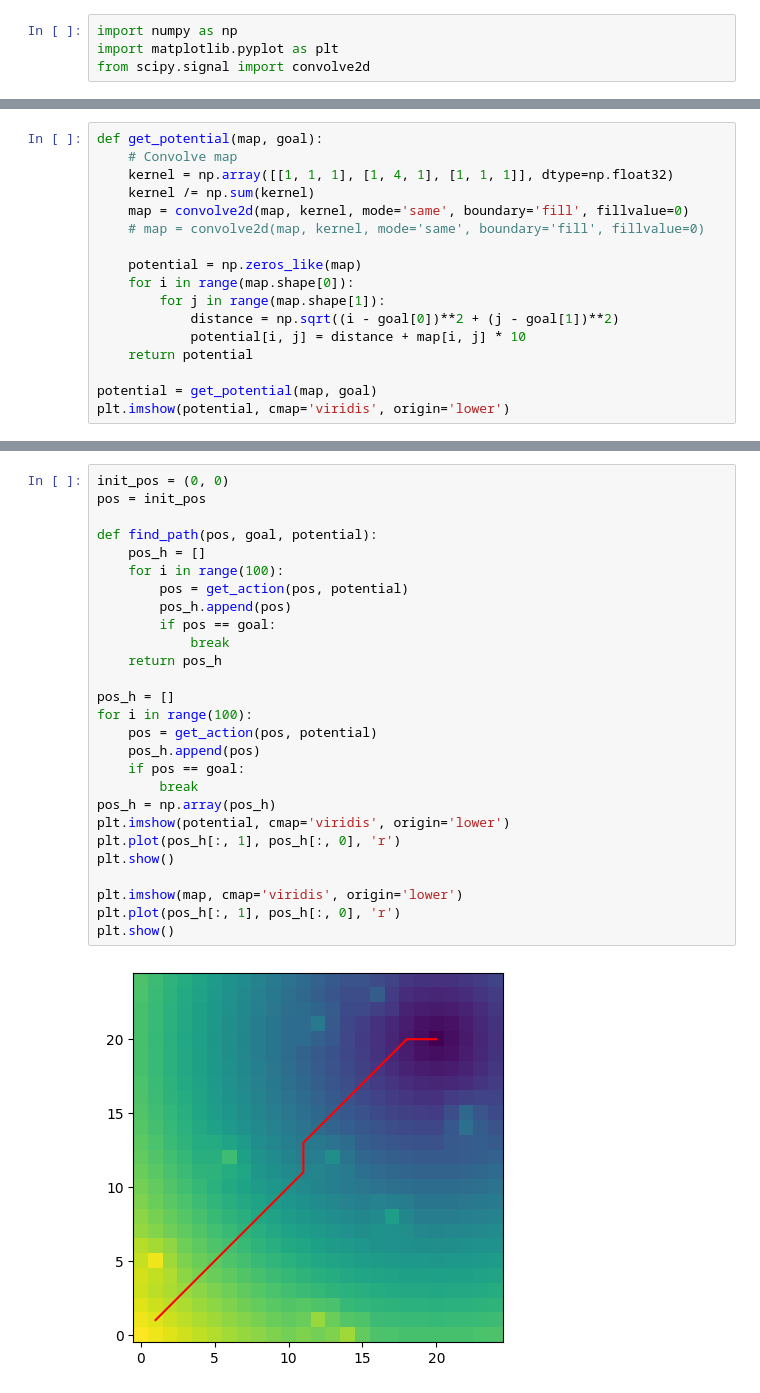
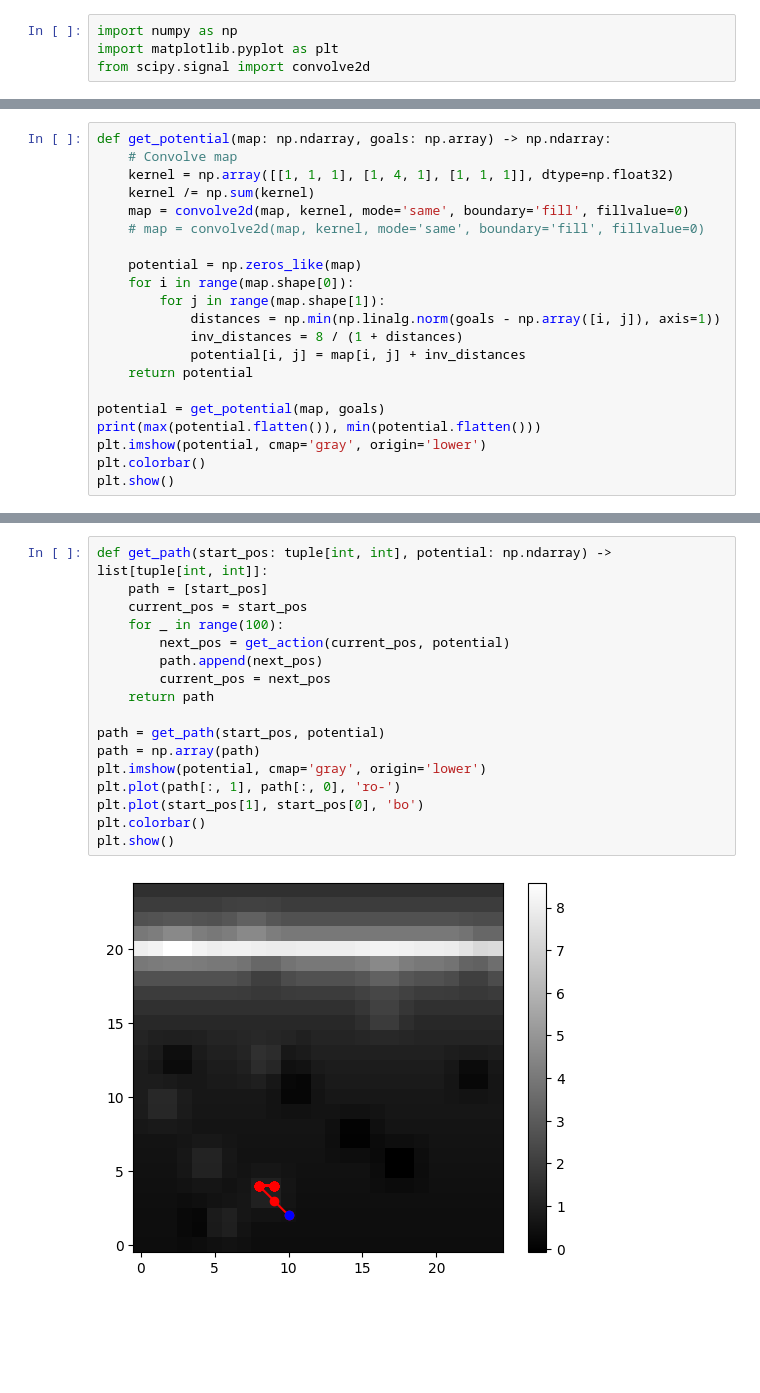
Before and after one commit to Sebibi/micro-502, a Jupyter notebook: controllers/main/gradient_following.py.ipynb, the cells around one changed output, grey strips where cells are left out. Drawn from its saved outputs; the diff is of its cells as text; blank space fills up the shorter version.

```diff
--- a/controllers/main/gradient_following.py.ipynb
+++ b/controllers/main/gradient_following.py.ipynb
@@ -24,5 +46,5 @@ plt.imshow(map, cmap='viridis', origin='lower')
 # %%
-def get_potential(map, goal):
+def get_potential(map: np.ndarray, goals: np.array) -> np.ndarray:
     # Convolve map
     kernel = np.array([[1, 1, 1], [1, 4, 1], [1, 1, 1]], dtype=np.float32)
     kernel /= np.sum(kernel)
@@ -32,10 +54,14 @@ def get_potential(map, goal):
     potential = np.zeros_like(map)
     for i in range(map.shape[0]):
         for j in range(map.shape[1]):
-            distance = np.sqrt((i - goal[0])**2 + (j - goal[1])**2)
-            potential[i, j] = distance + map[i, j] * 10
+            distances = np.min(np.linalg.norm(goals - np.array([i, j]), axis=1))
+            inv_distances = 8 / (1 + distances)
+            potential[i, j] = map[i, j] + inv_distances
     return potential
 
-potential = get_potential(map, goal)
-plt.imshow(potential, cmap='viridis', origin='lower')
+potential = get_potential(map, goals)
+print(max(potential.flatten()), min(potential.flatten()))
+plt.imshow(potential, cmap='gray', origin='lower')
+plt.colorbar()
+plt.show()
 # %% [output]
@@ -58,29 +103,19 @@ def get_action(pos, potential):
 # %%
-init_pos = (0, 0)
-pos = init_pos
+def get_path(start_pos: tuple[int, int], potential: np.ndarray) -> list[tuple[int, int]]:
+    path = [start_pos]
+    current_pos = start_pos
+    for _ in range(100):
+        next_pos = get_action(current_pos, potential)
+        path.append(next_pos)
+        current_pos = next_pos
+    return path
 
-def find_path(pos, goal, potential):
-    pos_h = []
-    for i in range(100):
-        pos = get_action(pos, potential)
-        pos_h.append(pos)
-        if pos == goal:
-            break
-    return pos_h
-
-pos_h = []
-for i in range(100):
-    pos = get_action(pos, potential)
-    pos_h.append(pos)
-    if pos == goal:
-        break
-pos_h = np.array(pos_h)
-plt.imshow(potential, cmap='viridis', origin='lower')
-plt.plot(pos_h[:, 1], pos_h[:, 0], 'r')
+path = get_path(start_pos, potential)
+path = np.array(path)
+plt.imshow(potential, cmap='gray', origin='lower')
+plt.plot(path[:, 1], path[:, 0], 'ro-')
+plt.plot(start_pos[1], start_pos[0], 'bo')
+plt.colorbar()
 plt.show()
-
-plt.imshow(map, cmap='viridis', origin='lower')
-plt.plot(pos_h[:, 1], pos_h[:, 0], 'r')
-plt.show()
 # %% [output]
-[figure, old version]
+[figure, new version]
```
Also changed, not shown: parts of 5 cells of this notebook, 3 other files.
